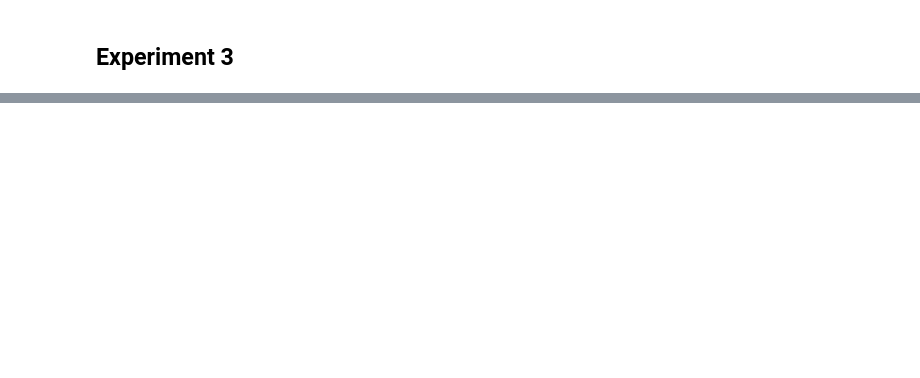
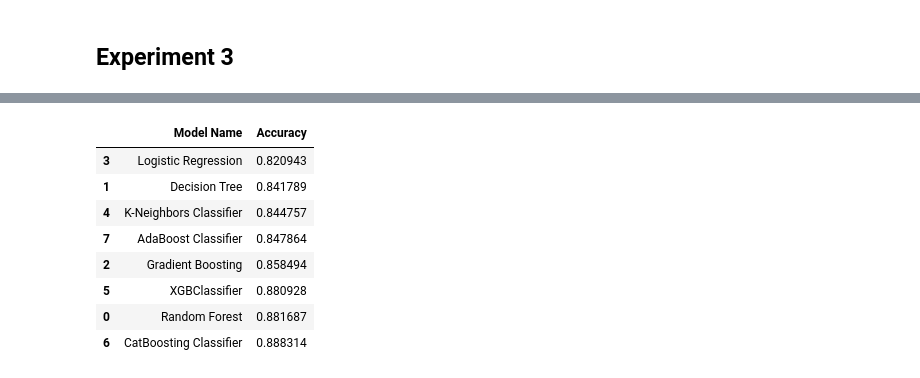
Before and after one commit to wiznikvibe/income_classifier, a Jupyter notebook: notebook/data_analysis.ipynb, the cells around one changed output, grey strips where cells are left out. Cells and saved outputs as stored; diff of their text form; code cells hidden in the pictures; blank space fills up the shorter version.

```diff
--- a/notebook/data_analysis.ipynb
+++ b/notebook/data_analysis.ipynb
@@ -876,0 +718,12 @@ Experiment No 4 : Ordinal Encoder with Simple Imputer and Robust Scaler
+# %%
+report4
+# %% [output]
+|  | Model Name | Accuracy |
+| 3 | Logistic Regression | 0.820943 |
+| 1 | Decision Tree | 0.841789 |
+| 4 | K-Neighbors Classifier | 0.844757 |
+| 7 | AdaBoost Classifier | 0.847864 |
+| 2 | Gradient Boosting | 0.858494 |
+| 5 | XGBClassifier | 0.880928 |
+| 0 | Random Forest | 0.881687 |
+| 6 | CatBoosting Classifier | 0.888314 |
```
Also changed, not shown: parts of 63 cells of this notebook, 4 other files.
